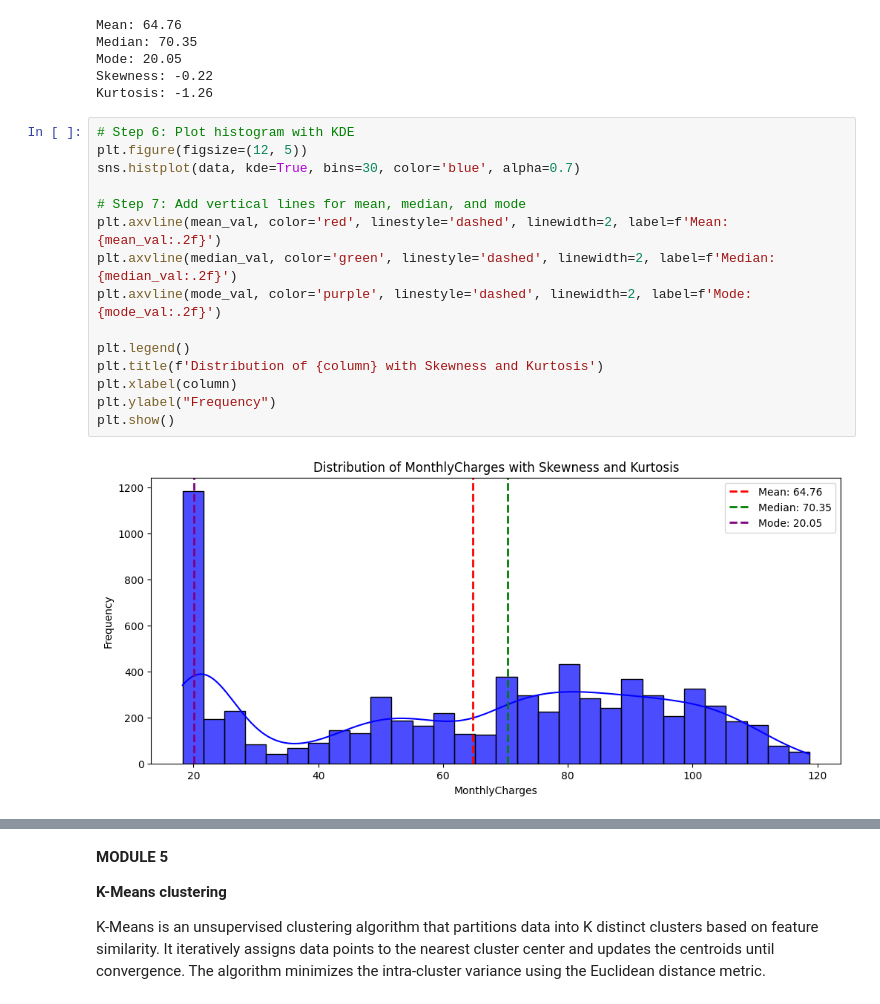
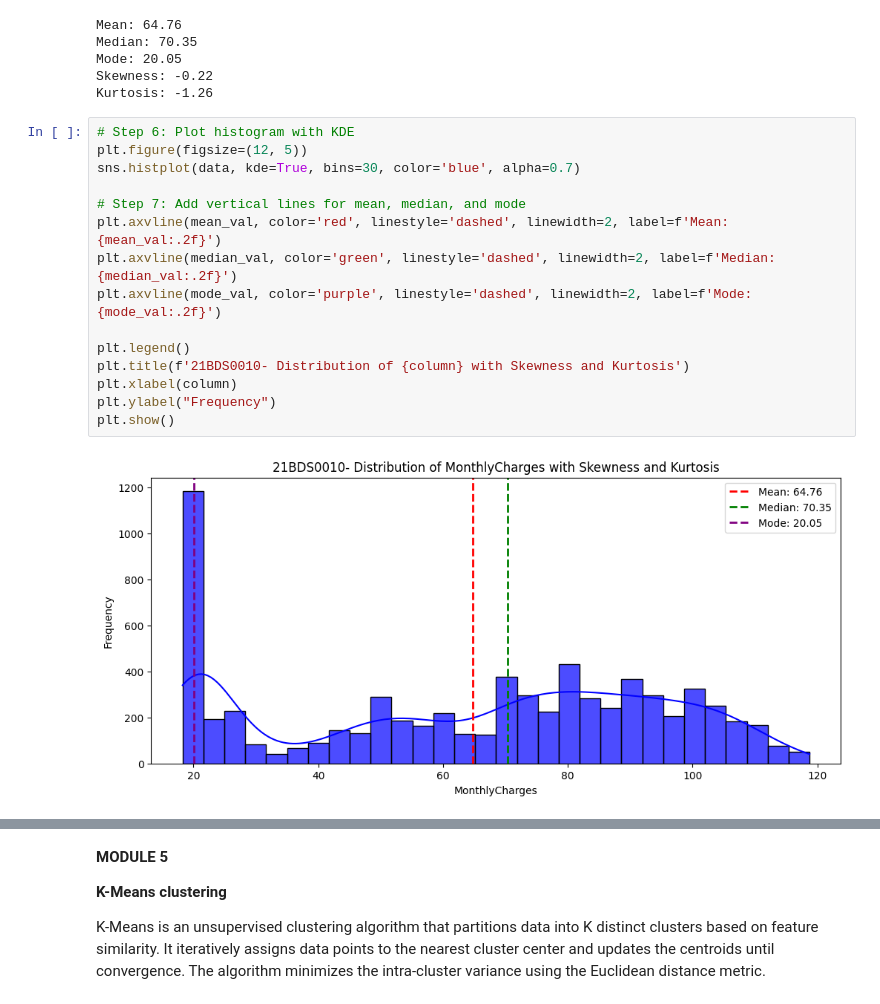
Before and after one commit to AishwaryaBilla/EDA-21BDS0010, a Jupyter notebook: 21BDS0010.ipynb, the cells around one changed output, grey strips where cells are left out. Drawn from its saved outputs; the diff is of its cells as text.

```diff
--- a/21BDS0010.ipynb
+++ b/21BDS0010.ipynb
@@ -686,20 +686,20 @@ Kurtosis: -1.26
 # %%
 # Step 6: Plot histogram with KDE
 plt.figure(figsize=(12, 5))
 sns.histplot(data, kde=True, bins=30, color='blue', alpha=0.7)
 
 # Step 7: Add vertical lines for mean, median, and mode
 plt.axvline(mean_val, color='red', linestyle='dashed', linewidth=2, label=f'Mean: {mean_val:.2f}')
 plt.axvline(median_val, color='green', linestyle='dashed', linewidth=2, label=f'Median: {median_val:.2f}')
 plt.axvline(mode_val, color='purple', linestyle='dashed', linewidth=2, label=f'Mode: {mode_val:.2f}')
 
 plt.legend()
-plt.title(f'Distribution of {column} with Skewness and Kurtosis')
+plt.title(f'21BDS0010- Distribution of {column} with Skewness and Kurtosis')
 plt.xlabel(column)
 plt.ylabel("Frequency")
 plt.show()
 # %% [output]
-[figure, old version]
+[figure, new version]
 # %%
 # Step 8: Plot KDE separately
 plt.figure(figsize=(12, 5))
```
Also changed, not shown: parts of 11 cells of this notebook.
